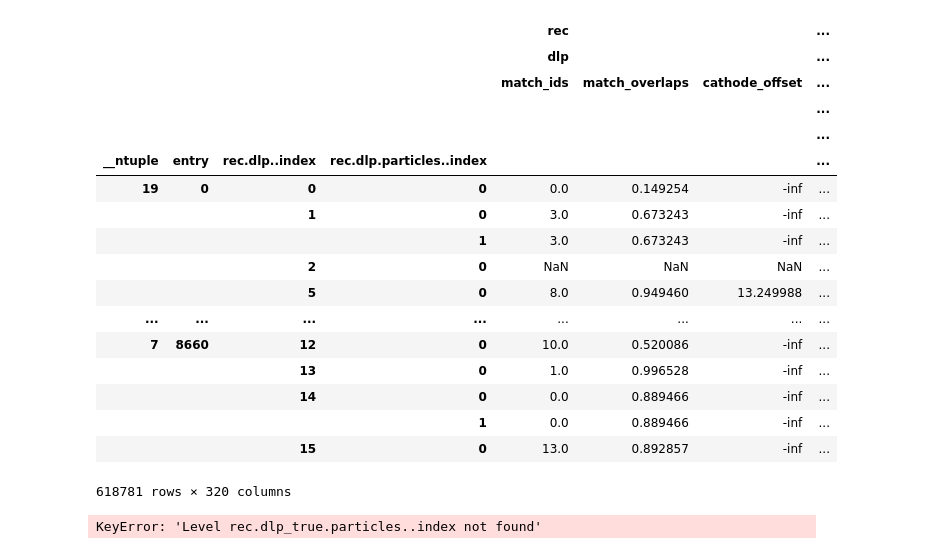
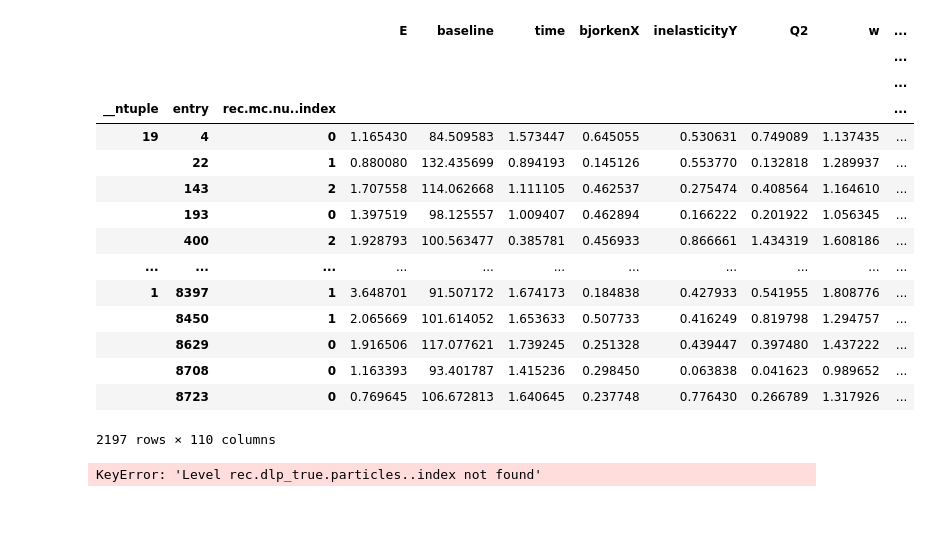
Before and after one commit to carriganm95/cafpyana, a Jupyter notebook: analysis_village/nueNp0Pi/notebooks/test.ipynb, the cells around one changed output. Drawn from its saved outputs; the diff is of its cells as text; code cells hidden in the pictures; blank space fills up the shorter version.

```diff
--- a/analysis_village/nueNp0Pi/notebooks/test.ipynb
+++ b/analysis_village/nueNp0Pi/notebooks/test.ipynb
@@ -29,0 +115,19 @@ df = pd.read_hdf('/exp/sbnd/app/users/micarrig/nueCCNp/cafpyana/test.df', 'nuecc
+# %%
+df[~df.e.genE.isna()]
+# %% [output]
+|  |  |  | E | baseline | time | bjorkenX | inelasticityY | Q2 | w | ... |
+|  |  |  |  |  |  |  |  |  |  | ... |
+|  |  |  |  |  |  |  |  |  |  | ... |
+| __ntuple | entry | rec.mc.nu..index |  |  |  |  |  |  |  | ... |
+| 19 | 4 | 0 | 1.165430 | 84.509583 | 1.573447 | 0.645055 | 0.530631 | 0.749089 | 1.137435 | ... |
+|  | 22 | 1 | 0.880080 | 132.435699 | 0.894193 | 0.145126 | 0.553770 | 0.132818 | 1.289937 | ... |
+|  | 143 | 2 | 1.707558 | 114.062668 | 1.111105 | 0.462537 | 0.275474 | 0.408564 | 1.164610 | ... |
+|  | 193 | 0 | 1.397519 | 98.125557 | 1.009407 | 0.462894 | 0.166222 | 0.201922 | 1.056345 | ... |
+|  | 400 | 2 | 1.928793 | 100.563477 | 0.385781 | 0.456933 | 0.866661 | 1.434319 | 1.608186 | ... |
+| ... | ... | ... | ... | ... | ... | ... | ... | ... | ... | ... |
+| 1 | 8397 | 1 | 3.648701 | 91.507172 | 1.674173 | 0.184838 | 0.427933 | 0.541955 | 1.808776 | ... |
+|  | 8450 | 1 | 2.065669 | 101.614052 | 1.653633 | 0.507733 | 0.416249 | 0.819798 | 1.294757 | ... |
+|  | 8629 | 0 | 1.916506 | 117.077621 | 1.739245 | 0.251328 | 0.439447 | 0.397480 | 1.437222 | ... |
+|  | 8708 | 0 | 1.163393 | 93.401787 | 1.415236 | 0.298450 | 0.063838 | 0.041623 | 0.989652 | ... |
+|  | 8723 | 0 | 0.769645 | 106.672813 | 1.640645 | 0.237748 | 0.776430 | 0.266789 | 1.317926 | ... |
+2197 rows × 110 columns
@@ -30,22 +139,3 @@ df = pd.read_hdf('/exp/sbnd/app/users/micarrig/nueCCNp/cafpyana/test.df', 'nuecc
 # %%
-df
+POT = pot['pot'].sum()
-# %% [output]
-|  |  |  |  | rec |  |  | ... |
-|  |  |  |  | dlp |  |  | ... |
-|  |  |  |  | match_ids | match_overlaps | cathode_offset | ... |
-|  |  |  |  |  |  |  | ... |
-|  |  |  |  |  |  |  | ... |
-| __ntuple | entry | rec.dlp..index | rec.dlp.particles..index |  |  |  | ... |
-| 19 | 0 | 0 | 0 | 0.0 | 0.149254 | -inf | ... |
-|  |  | 1 | 0 | 3.0 | 0.673243 | -inf | ... |
-|  |  |  | 1 | 3.0 | 0.673243 | -inf | ... |
-|  |  | 2 | 0 | NaN | NaN | NaN | ... |
-|  |  | 5 | 0 | 8.0 | 0.949460 | 13.249988 | ... |
-| ... | ... | ... | ... | ... | ... | ... | ... |
-| 7 | 8660 | 12 | 0 | 10.0 | 0.520086 | -inf | ... |
-|  |  | 13 | 0 | 1.0 | 0.996528 | -inf | ... |
-|  |  | 14 | 0 | 0.0 | 0.889466 | -inf | ... |
-|  |  |  | 1 | 0.0 | 0.889466 | -inf | ... |
-|  |  | 15 | 0 | 13.0 | 0.892857 | -inf | ... |
-618781 rows × 320 columns
 # %%
```
Also changed, not shown: parts of 17 cells of this notebook, 23 other files.
